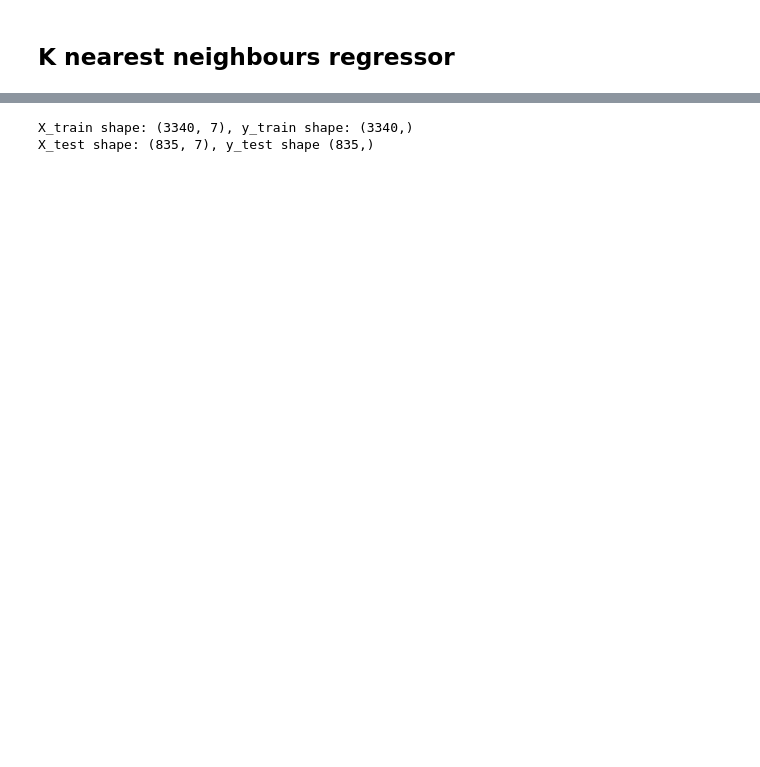
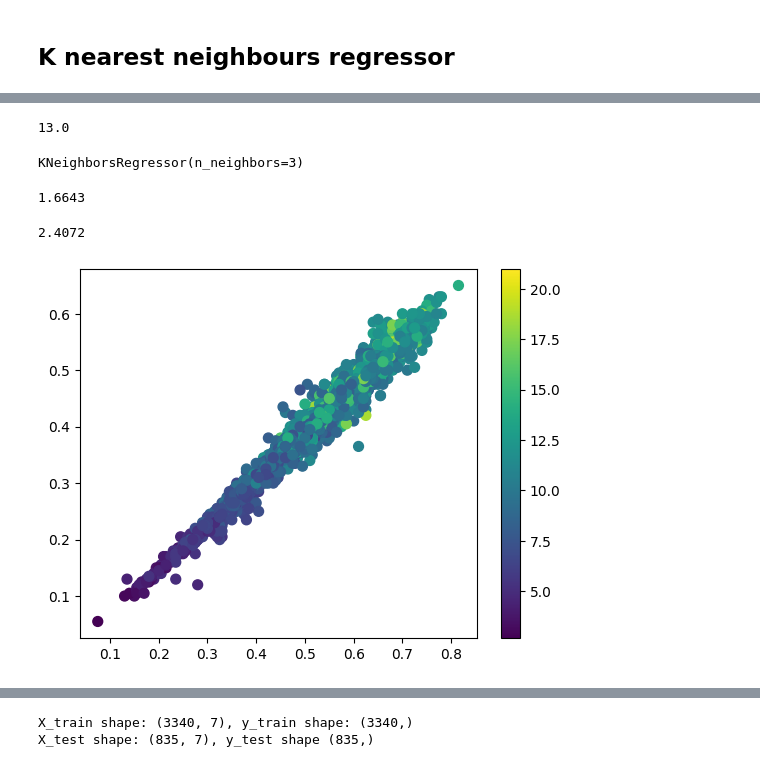
Before and after one commit to jpmckeown/ML-methods-demo, a Jupyter notebook: other_show_and_tell.ipynb, the cells around one changed output, grey strips where cells are left out. Drawn from its saved outputs; the diff is of its cells as text; code cells hidden in the pictures; blank space fills up the shorter version.

Commit message:
fix and rerun Abalone, try automated eval_model

```diff
--- a/other_show_and_tell.ipynb
+++ b/other_show_and_tell.ipynb
@@ -33,8 +34,8 @@ np.set_printoptions(formatter={'float_kind':float_formatter})
 ## Abalone data
 # %%
 # Target is Rings (which indicate age via formula Age = rings + 1.5)
-df = pd.read_csv("abalone.csv")
-print(abalone.columns)
+df = pd.read_csv("data/abalone.csv")
+print(df.columns)
 df.head(2)
 # %% [output]
 Index(['Sex', 'Length', 'Diameter', 'Height', 'Whole weight', 'Shucked weight',
@@ -151,28 +161,38 @@ nn_rings
 # %%
 y_pred = nn_rings.mean()
 y_pred
+# %% [output]
+13.0
 # %%
 # redo using sklearn
 X_train, X_test, y_train, y_test = train_test_split(X, y, test_size = 0.2, random_state = 42)
 # %%
 model = KNeighborsRegressor(n_neighbors=3)
 model.fit(X_train, y_train)
+# %% [output]
+KNeighborsRegressor(n_neighbors=3)
 # %%
 train_predicts = model.predict(X_train)
 mse = mean_squared_error(y_train, train_predicts)
 rmse = sqrt(mse)
 print(np.format_float_positional(rmse, precision=4)) # error in years
+# %% [output]
+1.6643
 # %%
 test_predicts = model.predict(X_test)
 mse = mean_squared_error(y_test, test_predicts)
 rmse = sqrt(mse)
 #print("%.4f {rmse} years".)
 print(np.format_float_positional(rmse, precision=4))
+# %% [output]
+2.4072
 # %%
 f, ax = plt.subplots()
-points = ax.scatter(X_train[:,0], X_train[:,1], c=test_predicts, s=50)
+points = ax.scatter(X_train[:,0], X_train[:,1], c=train_predicts, s=50)
 f.colorbar(points)
 plt.show()
+# %% [output]
+[figure, added]
 # %%
 f, ax = plt.subplots()
 points = ax.scatter(X_test[:,0], X_test[:,1], c=y_test, s=50)
```
Also changed, not shown: parts of 22 cells of this notebook.
